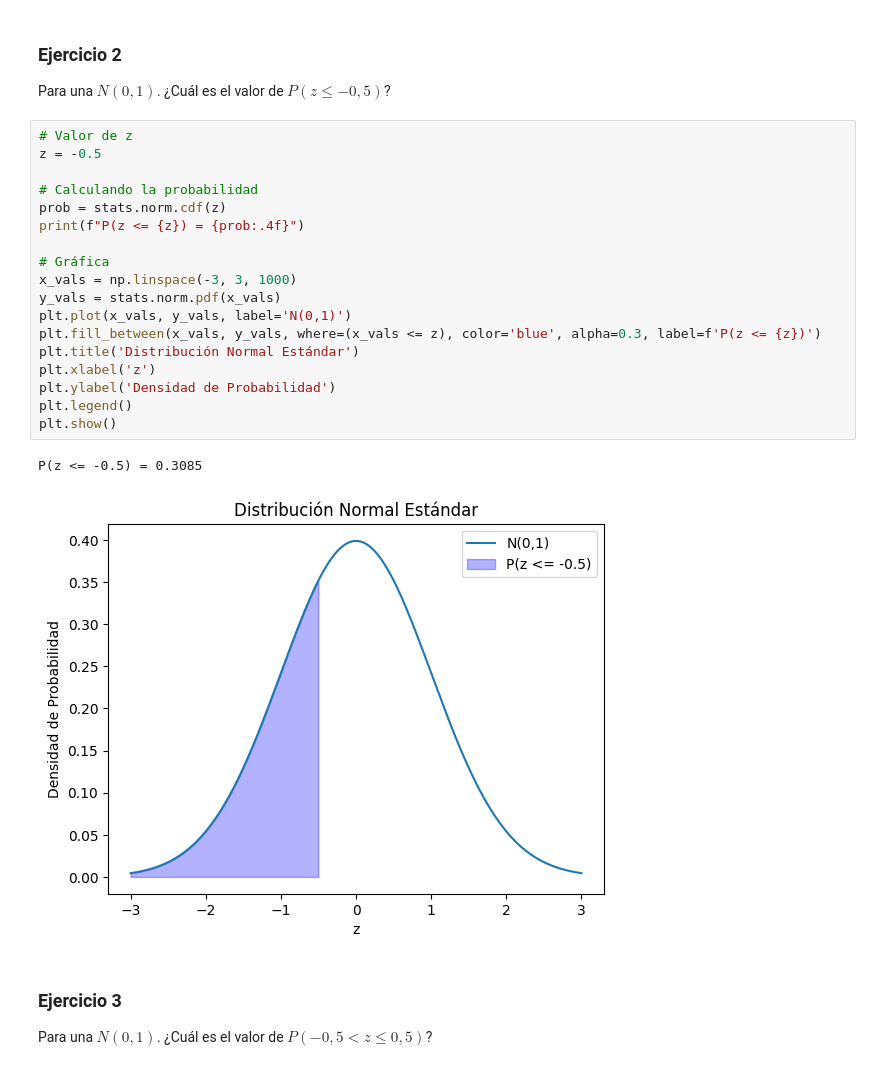
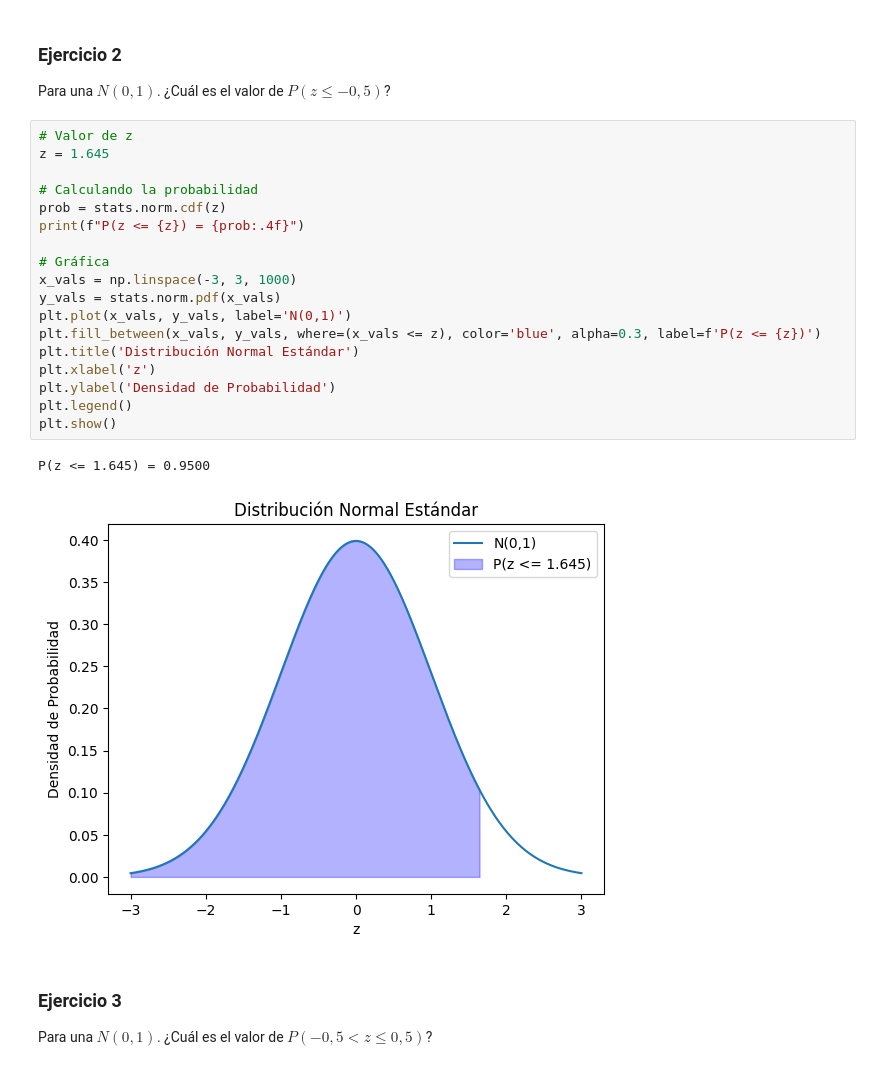
Before and after one commit to abxda/python-stats, a Jupyter notebook: STAT_Semana_7.ipynb, the cells around one changed output. Saved outputs shown, nothing was run; the diff lists cells and outputs as text.

```diff
--- a/STAT_Semana_7.ipynb
+++ b/STAT_Semana_7.ipynb
@@ -349,25 +348,25 @@ P(z <= 0.5) = 0.6915
 Para una $ N(0,1) $. ¿Cuál es el valor de $ P(z \leq -0,5) $?
 # %%
 # Valor de z
-z = -0.5
+z = 1.645
 
 # Calculando la probabilidad
 prob = stats.norm.cdf(z)
 print(f"P(z <= {z}) = {prob:.4f}")
 
 # Gráfica
 x_vals = np.linspace(-3, 3, 1000)
 y_vals = stats.norm.pdf(x_vals)
 plt.plot(x_vals, y_vals, label='N(0,1)')
 plt.fill_between(x_vals, y_vals, where=(x_vals <= z), color='blue', alpha=0.3, label=f'P(z <= {z})')
 plt.title('Distribución Normal Estándar')
 plt.xlabel('z')
 plt.ylabel('Densidad de Probabilidad')
 plt.legend()
 plt.show()
 # %% [output]
-P(z <= -0.5) = 0.3085
+P(z <= 1.645) = 0.9500
-[figure, old version]
+[figure, new version]
 # %% [markdown]
 ### Ejercicio 3
 Para una $ N(0,1) $. ¿Cuál es el valor de $ P(-0,5 < z \leq 0,5) $?
```
Also changed, not shown: parts of 2 cells of this notebook.
